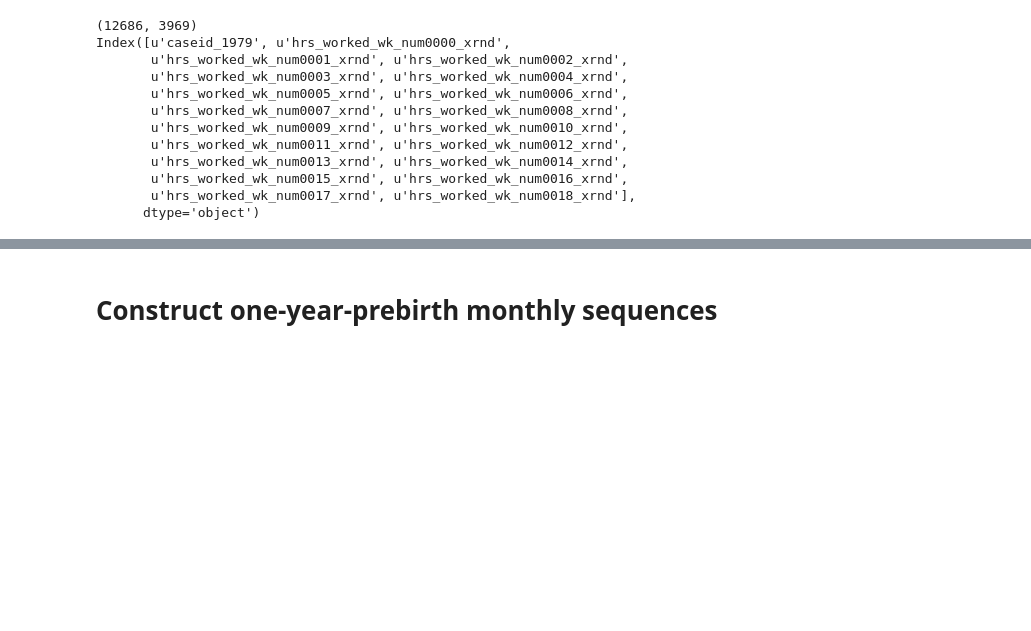
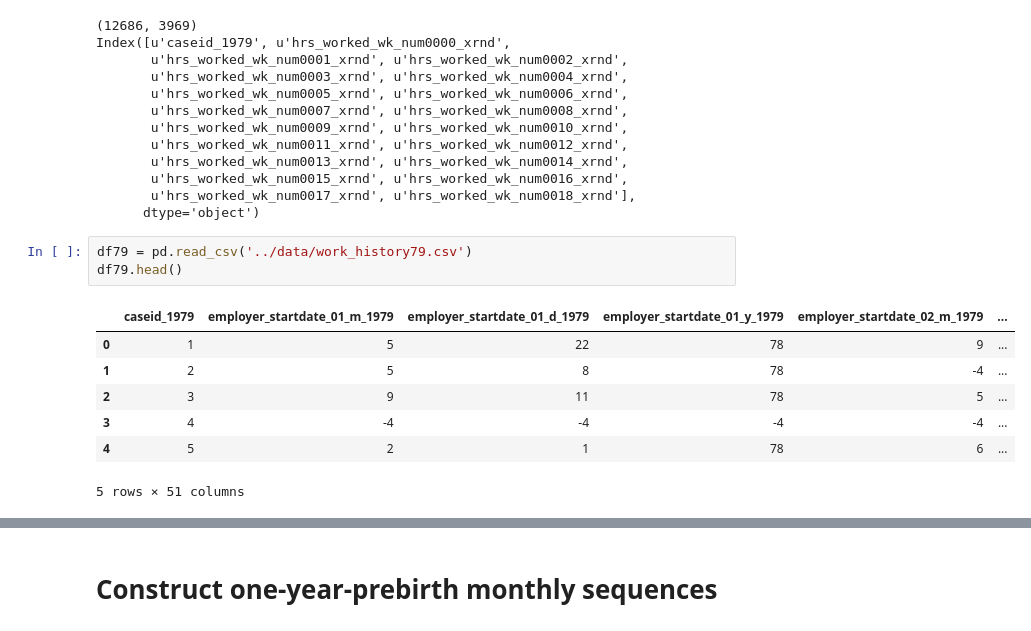
Before and after one commit to jolynn/Optout, a Jupyter notebook: 2seq_construct_prebirth.ipynb, the cells around one changed output, grey strips where cells are left out. Cells and saved outputs as stored; diff of their text form; blank space fills up the shorter version.

```diff
--- a/2seq_construct_prebirth.ipynb
+++ b/2seq_construct_prebirth.ipynb
@@ -106,3 +235,14 @@ Index([u'caseid_1979', u'hrs_worked_wk_num0000_xrnd',
        u'hrs_worked_wk_num0015_xrnd', u'hrs_worked_wk_num0016_xrnd',
        u'hrs_worked_wk_num0017_xrnd', u'hrs_worked_wk_num0018_xrnd'],
       dtype='object')
+# %%
+df79 = pd.read_csv('../data/work_history79.csv')
+df79.head()
+# %% [output]
+|  | caseid_1979 | employer_startdate_01_m_1979 | employer_startdate_01_d_1979 | employer_startdate_01_y_1979 | employer_startdate_02_m_1979 | ... |
+| 0 | 1 | 5 | 22 | 78 | 9 | ... |
+| 1 | 2 | 5 | 8 | 78 | -4 | ... |
+| 2 | 3 | 9 | 11 | 78 | 5 | ... |
+| 3 | 4 | -4 | -4 | -4 | -4 | ... |
+| 4 | 5 | 2 | 1 | 78 | 6 | ... |
+5 rows × 51 columns
```
Also changed, not shown: parts of 38 cells of this notebook.
